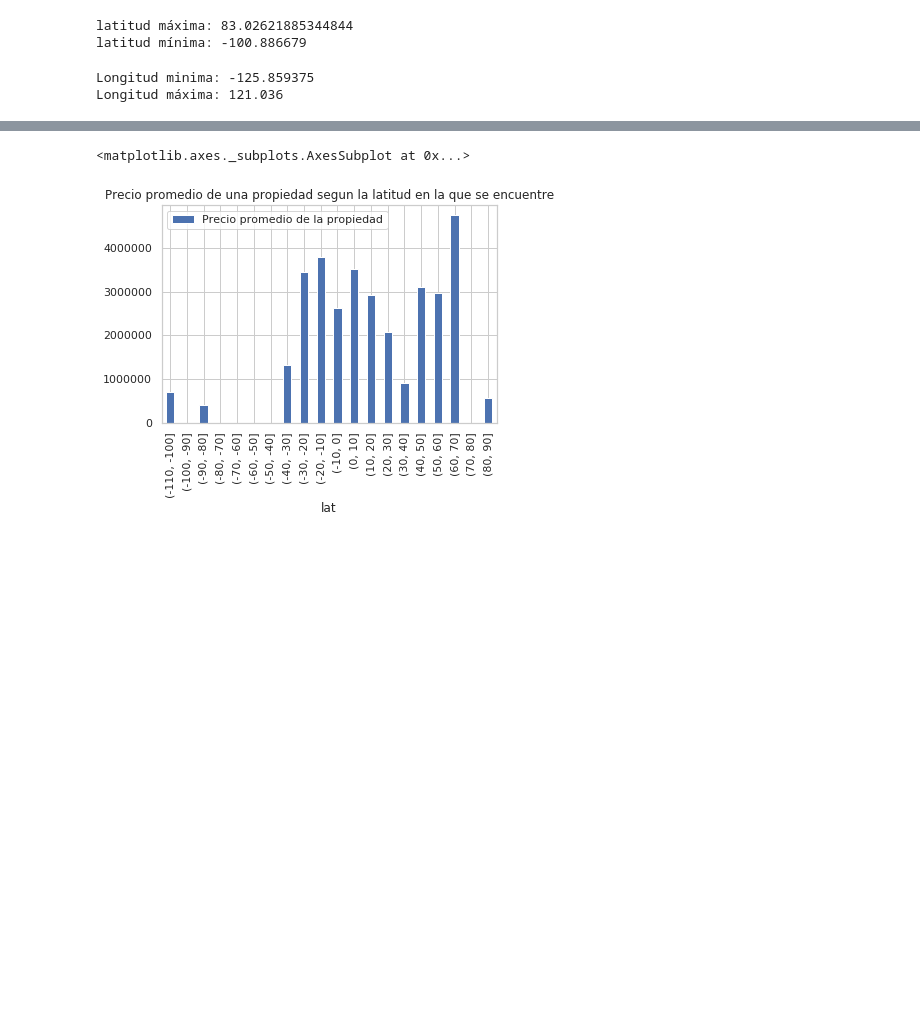
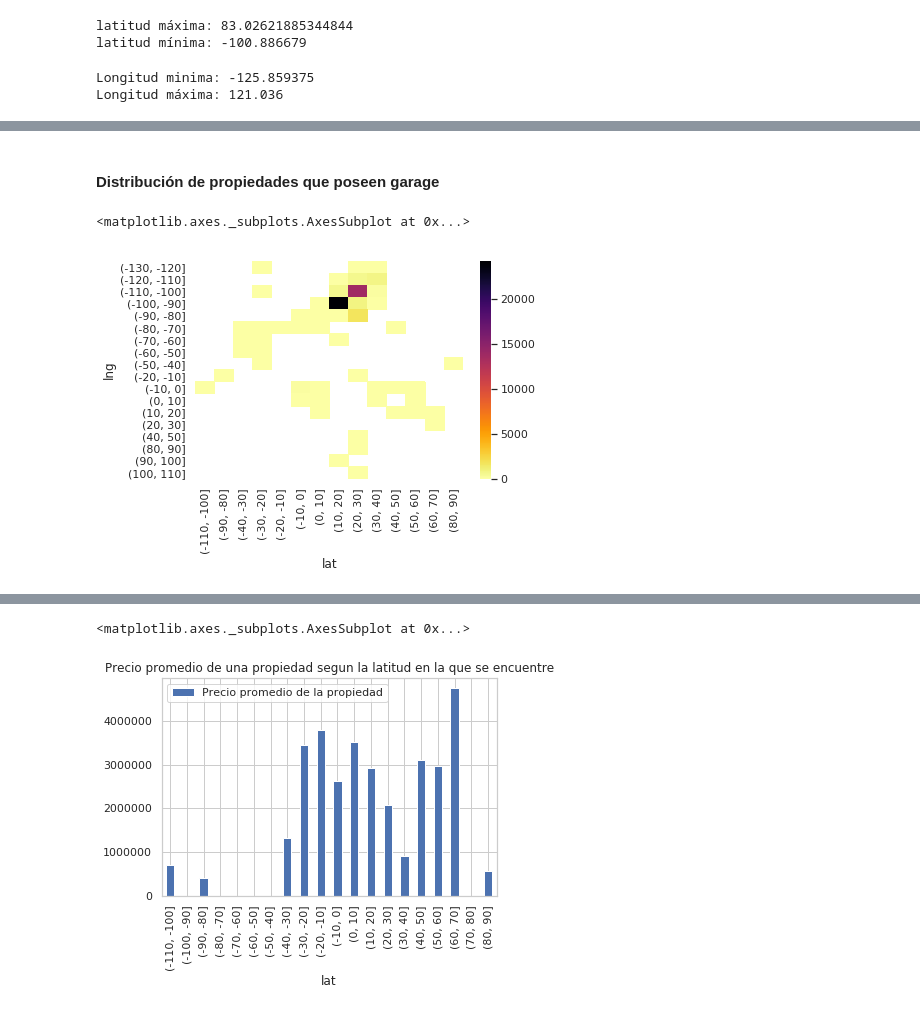
Before and after one commit to tomasSabao/TP1-OrganizacionDeDatos, a Jupyter notebook: 27-9 dario.ipynb, the cells around one changed output, grey strips where cells are left out. Saved outputs shown, nothing was run; the diff lists cells and outputs as text; code cells hidden in the pictures; blank space fills up the shorter version.

```diff
--- a/27-9 dario.ipynb
+++ b/27-9 dario.ipynb
@@ -855,0 +906,17 @@ me interesa el precio de las propiedades que caen en ciertos intervalos de latit
+# %% [markdown]
+#### Distribución de propiedades que poseen garage
+# %%
+#hacemos un análisis para cantidad de propiedades que poseen garage
+df_gar_lat_lng=df.groupby([pd.cut(df["lat"],np.arange(-110,100,10)),pd.cut(df['lng'],np.arange(-130,120,10)),df.loc[:,'garages']>0.00])
+df_gar_lat_lng=df_gar_lat_lng.size()
+df_gar_lat_lng=df_gar_lat_lng.reset_index(level=[0,1])
+df_gar_lat_lng=df_gar_lat_lng.reset_index(level=0)
+df_gar_lat_lng.columns=['garages','lat','lng','cantidad de propiedades con garages']
+df_gar_lat_lng.loc[df_gar_lat_lng['garages']==False,['cantidad de propiedades con garages']]=0
+
+#se hace el gráfico
+HM_gar_lat_lng_data=pd.pivot_table(df_gar_lat_lng,values='cantidad de propiedades con garages',index='lng',columns='lat')
+sns.heatmap(HM_gar_lat_lng_data,cmap='inferno_r')
+# %% [output]
+<matplotlib.axes._subplots.AxesSubplot at 0x...>
+[figure, added]
```
Also changed, not shown: parts of 26 cells of this notebook.
